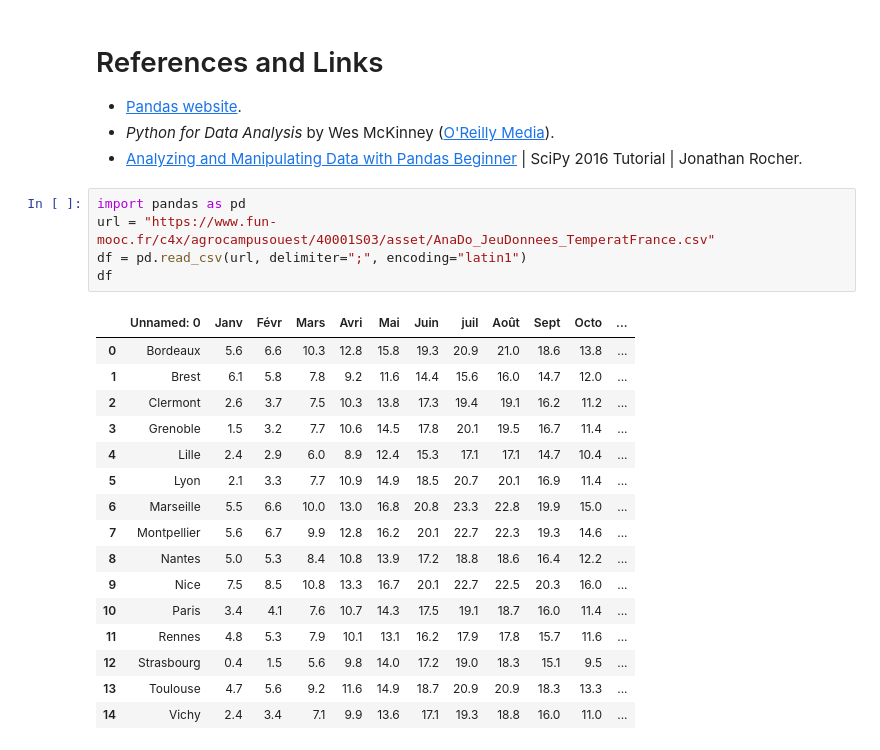
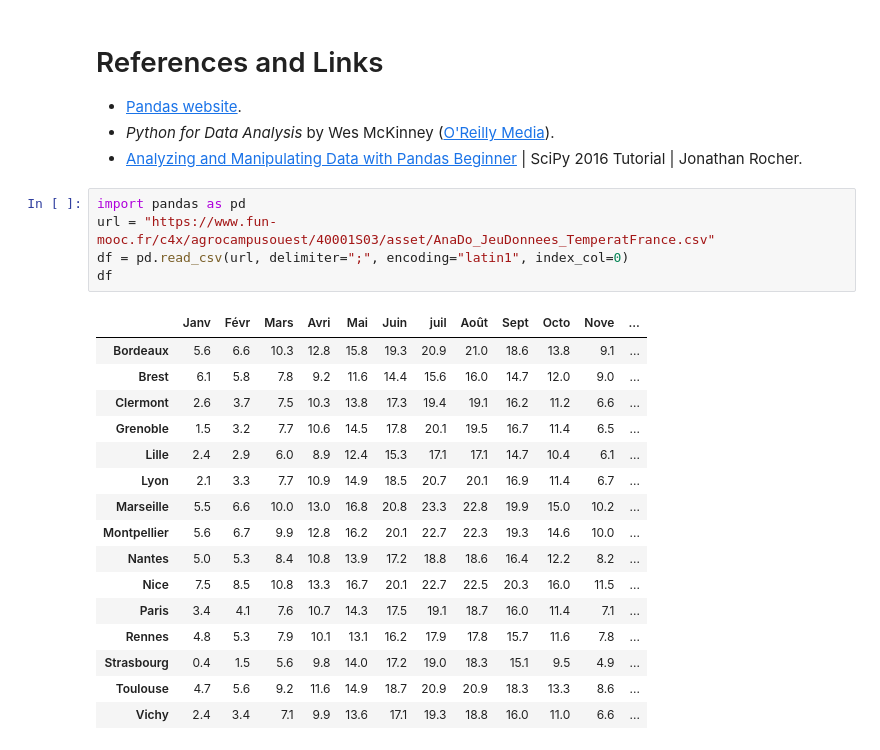
Before and after one commit to pnavaro/math-python, a Jupyter notebook: 14.Pandas.ipynb, the cells around one changed output. Saved outputs shown, nothing was run; the diff lists cells and outputs as text.

```diff
--- a/14.Pandas.ipynb
+++ b/14.Pandas.ipynb
@@ -36,22 +36,22 @@ LARGE_FIGSIZE = (12, 8)
 # %%
 import pandas as pd
 url = "https://www.fun-mooc.fr/c4x/agrocampusouest/40001S03/asset/AnaDo_JeuDonnees_TemperatFrance.csv"
-df = pd.read_csv(url, delimiter=";", encoding="latin1")
+df = pd.read_csv(url, delimiter=";", encoding="latin1", index_col=0)
 df
 # %% [output]
-|  | Unnamed: 0 | Janv | Févr | Mars | Avri | Mai | Juin | juil | Août | Sept | Octo | ... |
-| 0 | Bordeaux | 5.6 | 6.6 | 10.3 | 12.8 | 15.8 | 19.3 | 20.9 | 21.0 | 18.6 | 13.8 | ... |
-| 1 | Brest | 6.1 | 5.8 | 7.8 | 9.2 | 11.6 | 14.4 | 15.6 | 16.0 | 14.7 | 12.0 | ... |
-| 2 | Clermont | 2.6 | 3.7 | 7.5 | 10.3 | 13.8 | 17.3 | 19.4 | 19.1 | 16.2 | 11.2 | ... |
-| 3 | Grenoble | 1.5 | 3.2 | 7.7 | 10.6 | 14.5 | 17.8 | 20.1 | 19.5 | 16.7 | 11.4 | ... |
-| 4 | Lille | 2.4 | 2.9 | 6.0 | 8.9 | 12.4 | 15.3 | 17.1 | 17.1 | 14.7 | 10.4 | ... |
-| 5 | Lyon | 2.1 | 3.3 | 7.7 | 10.9 | 14.9 | 18.5 | 20.7 | 20.1 | 16.9 | 11.4 | ... |
-| 6 | Marseille | 5.5 | 6.6 | 10.0 | 13.0 | 16.8 | 20.8 | 23.3 | 22.8 | 19.9 | 15.0 | ... |
-| 7 | Montpellier | 5.6 | 6.7 | 9.9 | 12.8 | 16.2 | 20.1 | 22.7 | 22.3 | 19.3 | 14.6 | ... |
-| 8 | Nantes | 5.0 | 5.3 | 8.4 | 10.8 | 13.9 | 17.2 | 18.8 | 18.6 | 16.4 | 12.2 | ... |
-| 9 | Nice | 7.5 | 8.5 | 10.8 | 13.3 | 16.7 | 20.1 | 22.7 | 22.5 | 20.3 | 16.0 | ... |
-| 10 | Paris | 3.4 | 4.1 | 7.6 | 10.7 | 14.3 | 17.5 | 19.1 | 18.7 | 16.0 | 11.4 | ... |
-| 11 | Rennes | 4.8 | 5.3 | 7.9 | 10.1 | 13.1 | 16.2 | 17.9 | 17.8 | 15.7 | 11.6 | ... |
-| 12 | Strasbourg | 0.4 | 1.5 | 5.6 | 9.8 | 14.0 | 17.2 | 19.0 | 18.3 | 15.1 | 9.5 | ... |
-| 13 | Toulouse | 4.7 | 5.6 | 9.2 | 11.6 | 14.9 | 18.7 | 20.9 | 20.9 | 18.3 | 13.3 | ... |
-| 14 | Vichy | 2.4 | 3.4 | 7.1 | 9.9 | 13.6 | 17.1 | 19.3 | 18.8 | 16.0 | 11.0 | ... |
+|  | Janv | Févr | Mars | Avri | Mai | Juin | juil | Août | Sept | Octo | Nove | ... |
+| Bordeaux | 5.6 | 6.6 | 10.3 | 12.8 | 15.8 | 19.3 | 20.9 | 21.0 | 18.6 | 13.8 | 9.1 | ... |
+| Brest | 6.1 | 5.8 | 7.8 | 9.2 | 11.6 | 14.4 | 15.6 | 16.0 | 14.7 | 12.0 | 9.0 | ... |
+| Clermont | 2.6 | 3.7 | 7.5 | 10.3 | 13.8 | 17.3 | 19.4 | 19.1 | 16.2 | 11.2 | 6.6 | ... |
+| Grenoble | 1.5 | 3.2 | 7.7 | 10.6 | 14.5 | 17.8 | 20.1 | 19.5 | 16.7 | 11.4 | 6.5 | ... |
+| Lille | 2.4 | 2.9 | 6.0 | 8.9 | 12.4 | 15.3 | 17.1 | 17.1 | 14.7 | 10.4 | 6.1 | ... |
+| Lyon | 2.1 | 3.3 | 7.7 | 10.9 | 14.9 | 18.5 | 20.7 | 20.1 | 16.9 | 11.4 | 6.7 | ... |
+| Marseille | 5.5 | 6.6 | 10.0 | 13.0 | 16.8 | 20.8 | 23.3 | 22.8 | 19.9 | 15.0 | 10.2 | ... |
+| Montpellier | 5.6 | 6.7 | 9.9 | 12.8 | 16.2 | 20.1 | 22.7 | 22.3 | 19.3 | 14.6 | 10.0 | ... |
+| Nantes | 5.0 | 5.3 | 8.4 | 10.8 | 13.9 | 17.2 | 18.8 | 18.6 | 16.4 | 12.2 | 8.2 | ... |
+| Nice | 7.5 | 8.5 | 10.8 | 13.3 | 16.7 | 20.1 | 22.7 | 22.5 | 20.3 | 16.0 | 11.5 | ... |
+| Paris | 3.4 | 4.1 | 7.6 | 10.7 | 14.3 | 17.5 | 19.1 | 18.7 | 16.0 | 11.4 | 7.1 | ... |
+| Rennes | 4.8 | 5.3 | 7.9 | 10.1 | 13.1 | 16.2 | 17.9 | 17.8 | 15.7 | 11.6 | 7.8 | ... |
+| Strasbourg | 0.4 | 1.5 | 5.6 | 9.8 | 14.0 | 17.2 | 19.0 | 18.3 | 15.1 | 9.5 | 4.9 | ... |
+| Toulouse | 4.7 | 5.6 | 9.2 | 11.6 | 14.9 | 18.7 | 20.9 | 20.9 | 18.3 | 13.3 | 8.6 | ... |
+| Vichy | 2.4 | 3.4 | 7.1 | 9.9 | 13.6 | 17.1 | 19.3 | 18.8 | 16.0 | 11.0 | 6.6 | ... |
```
Also changed, not shown: parts of 4 cells of this notebook, 3 other files.
